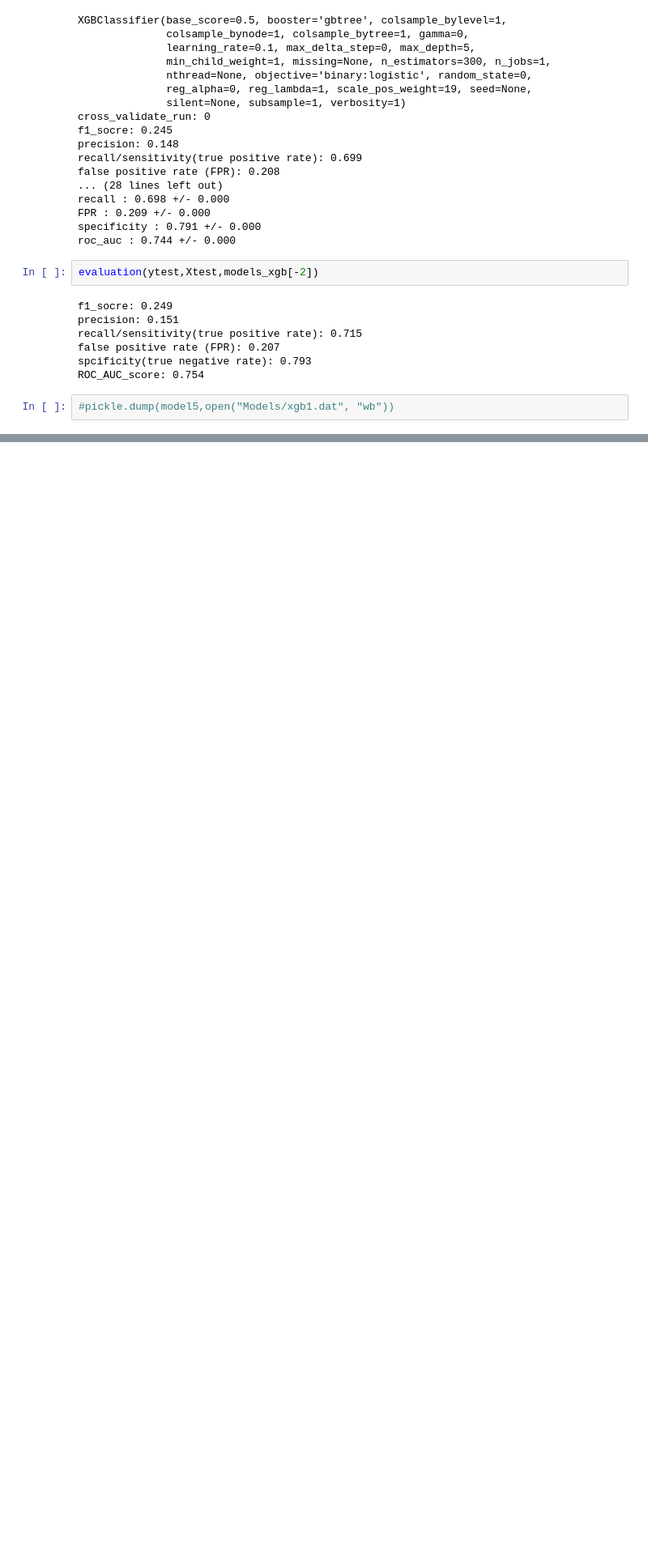
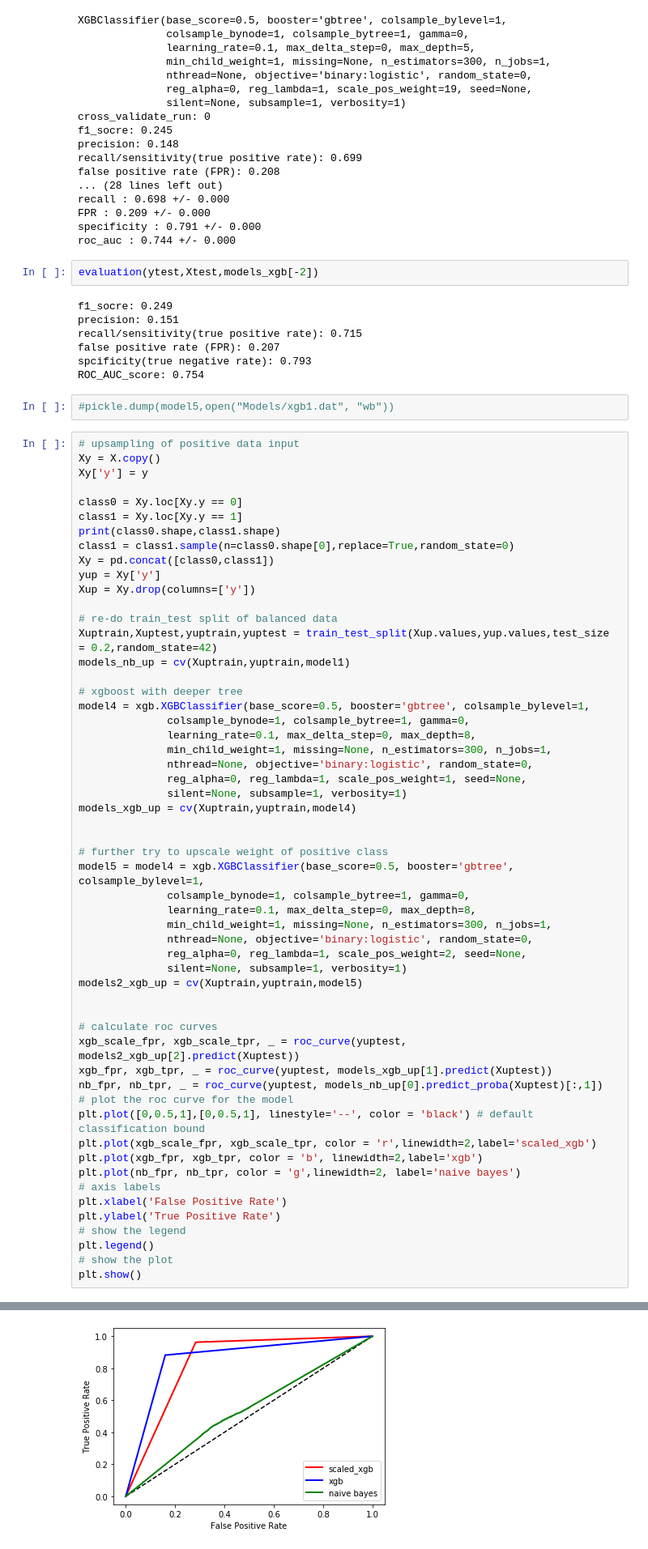
Before and after one commit to Shunling/Insight_HealthDataScience, a Jupyter notebook: Projects/P3/Models_2.ipynb, the cells around one changed output, grey strips where cells are left out. Shown at 81% size. Drawn from its saved outputs; the diff is of its cells as text; blank space fills up the shorter version.

Commit message:
upscaled

```diff
--- a/Projects/P3/Models_2.ipynb
+++ b/Projects/P3/Models_2.ipynb
@@ -283,3 +283,59 @@ spcificity(true negative rate): 0.793
 ROC_AUC_score: 0.754
 # %%
 #pickle.dump(model5,open("Models/xgb1.dat", "wb"))
+# %%
+# upsampling of positive data input
+Xy = X.copy()
+Xy['y'] = y
+
+class0 = Xy.loc[Xy.y == 0]
+class1 = Xy.loc[Xy.y == 1]
+print(class0.shape,class1.shape)
+class1 = class1.sample(n=class0.shape[0],replace=True,random_state=0)
+Xy = pd.concat([class0,class1])
+yup = Xy['y']
+Xup = Xy.drop(columns=['y'])
+
+# re-do train_test split of balanced data
+Xuptrain,Xuptest,yuptrain,yuptest = train_test_split(Xup.values,yup.values,test_size = 0.2,random_state=42)
+models_nb_up = cv(Xuptrain,yuptrain,model1)
+
+# xgboost with deeper tree
+model4 = xgb.XGBClassifier(base_score=0.5, booster='gbtree', colsample_bylevel=1,
+              colsample_bynode=1, colsample_bytree=1, gamma=0,
+              learning_rate=0.1, max_delta_step=0, max_depth=8,
+              min_child_weight=1, missing=None, n_estimators=300, n_jobs=1,
+              nthread=None, objective='binary:logistic', random_state=0,
+              reg_alpha=0, reg_lambda=1, scale_pos_weight=1, seed=None,
+              silent=None, subsample=1, verbosity=1)
+models_xgb_up = cv(Xuptrain,yuptrain,model4)
+
+
+# further try to upscale weight of positive class
+model5 = model4 = xgb.XGBClassifier(base_score=0.5, booster='gbtree', colsample_bylevel=1,
+              colsample_bynode=1, colsample_bytree=1, gamma=0,
+              learning_rate=0.1, max_delta_step=0, max_depth=8,
+              min_child_weight=1, missing=None, n_estimators=300, n_jobs=1,
+              nthread=None, objective='binary:logistic', random_state=0,
+              reg_alpha=0, reg_lambda=1, scale_pos_weight=2, seed=None,
+              silent=None, subsample=1, verbosity=1)
+models2_xgb_up = cv(Xuptrain,yuptrain,model5)
+
+
+# calculate roc curves
+xgb_scale_fpr, xgb_scale_tpr, _ = roc_curve(yuptest, models2_xgb_up[2].predict(Xuptest))
+xgb_fpr, xgb_tpr, _ = roc_curve(yuptest, models_xgb_up[1].predict(Xuptest))
+nb_fpr, nb_tpr, _ = roc_curve(yuptest, models_nb_up[0].predict_proba(Xuptest)[:,1])
+# plot the roc curve for the model
+plt.plot([0,0.5,1],[0,0.5,1], linestyle='--', color = 'black') # default classification bound
+plt.plot(xgb_scale_fpr, xgb_scale_tpr, color = 'r',linewidth=2,label='scaled_xgb')
+plt.plot(xgb_fpr, xgb_tpr, color = 'b', linewidth=2,label='xgb')
+plt.plot(nb_fpr, nb_tpr, color = 'g',linewidth=2, label='naive bayes')
+# axis labels
+plt.xlabel('False Positive Rate')
+plt.ylabel('True Positive Rate')
+# show the legend
+plt.legend()
+# show the plot
+plt.show()
+# %% [output]
@@ -285,0 +359 @@ ROC_AUC_score: 0.754
+[figure, added]
```
Also changed, not shown: parts of 1 cell of this notebook.
